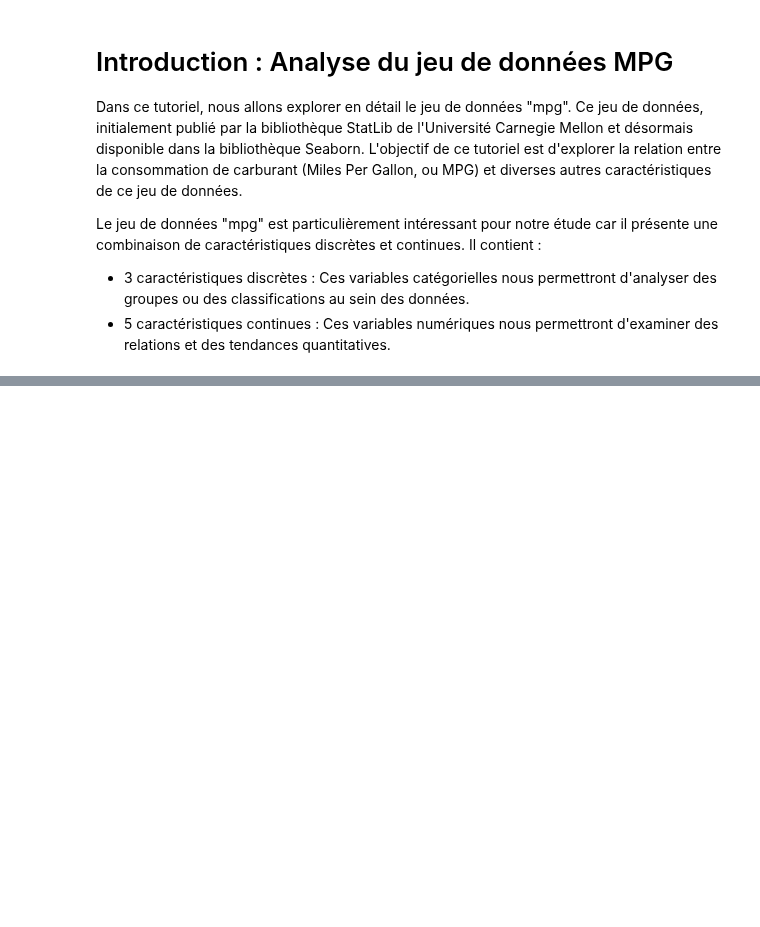
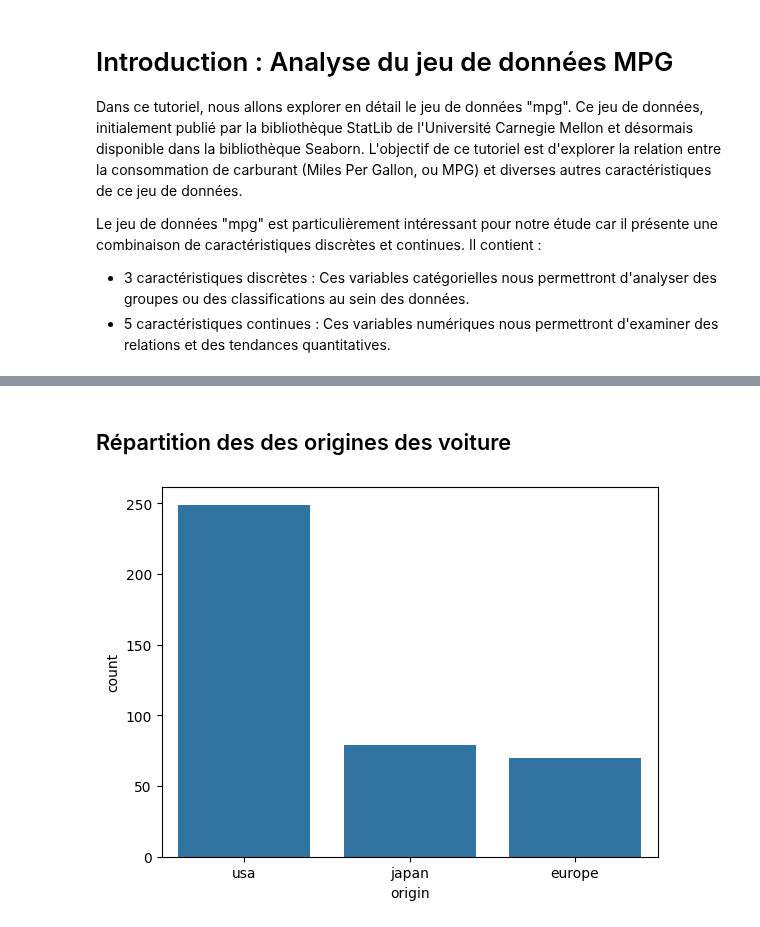
Before and after one commit to rosanajurdi/Data_Visualization_Course, a Jupyter notebook: lab-sessions/lab4-ScatterPlots_line plots_heatmaps.ipynb, the cells around one changed output, grey strips where cells are left out. Cells and saved outputs as stored; diff of their text form; code cells hidden in the pictures; blank space fills up the shorter version.

```diff
--- a/lab-sessions/lab4-ScatterPlots_line plots_heatmaps.ipynb
+++ b/lab-sessions/lab4-ScatterPlots_line plots_heatmaps.ipynb
@@ -21,0 +32,7 @@ mpg_df.head()
+# %% [markdown]
+## Répartition des des origines des voiture
+# %%
+sns.countplot(data=mpg_df, x="origin")
+plt.show()
+# %% [output]
+[figure, added]
```
Also changed, not shown: parts of 14 cells of this notebook, 1 other file.
